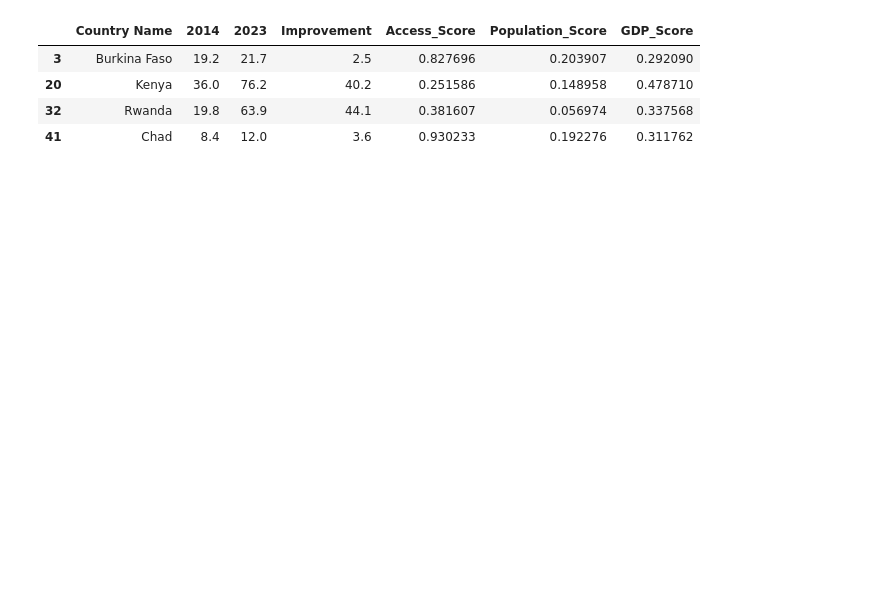
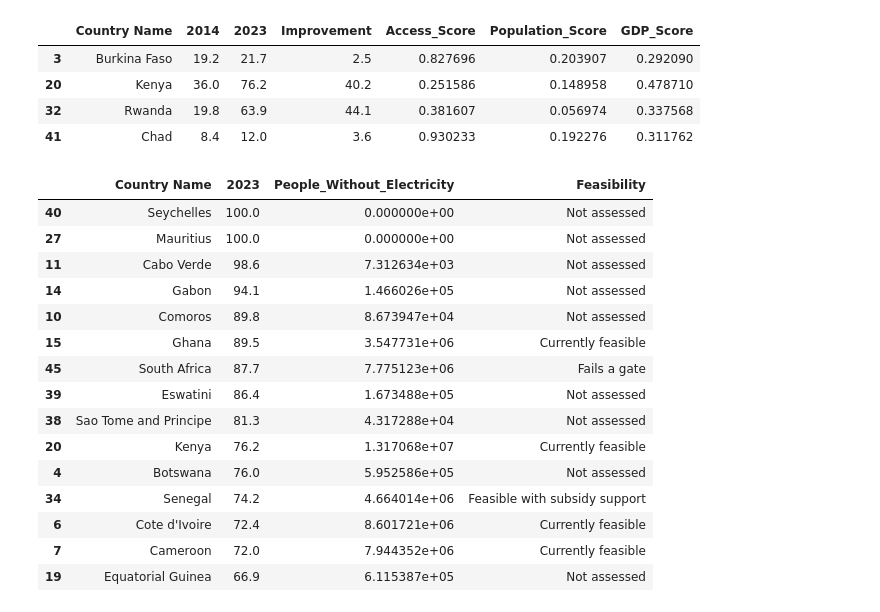
Before and after one commit to meezhay/energy-market-intelligence, a Jupyter notebook: notebooks/04_market_readiness.ipynb, the cells around one changed output. Cells and saved outputs as stored; diff of their text form; code cells hidden in the pictures; blank space fills up the shorter version.

```diff
--- a/notebooks/04_market_readiness.ipynb
+++ b/notebooks/04_market_readiness.ipynb
@@ -396,3 +467,26 @@ readiness_df.loc[
 | 20 | Kenya | 36.0 | 76.2 | 40.2 | 0.251586 | 0.148958 | 0.478710 |
 | 32 | Rwanda | 19.8 | 63.9 | 44.1 | 0.381607 | 0.056974 | 0.337568 |
 | 41 | Chad | 8.4 | 12.0 | 3.6 | 0.930233 | 0.192276 | 0.311762 |
+# %%
+# All 48 countries by 2023 access rate, highest first,
+# with people without electricity to show how much market is left
+readiness_df[["Country Name", "2023", "People_Without_Electricity", "Feasibility"]].sort_values(
+    "2023", ascending=False
+).head(15)
+# %% [output]
+|  | Country Name | 2023 | People_Without_Electricity | Feasibility |
+| 40 | Seychelles | 100.0 | 0.000000e+00 | Not assessed |
+| 27 | Mauritius | 100.0 | 0.000000e+00 | Not assessed |
+| 11 | Cabo Verde | 98.6 | 7.312634e+03 | Not assessed |
+| 14 | Gabon | 94.1 | 1.466026e+05 | Not assessed |
+| 10 | Comoros | 89.8 | 8.673947e+04 | Not assessed |
+| 15 | Ghana | 89.5 | 3.547731e+06 | Currently feasible |
+| 45 | South Africa | 87.7 | 7.775123e+06 | Fails a gate |
+| 39 | Eswatini | 86.4 | 1.673488e+05 | Not assessed |
+| 38 | Sao Tome and Principe | 81.3 | 4.317288e+04 | Not assessed |
+| 20 | Kenya | 76.2 | 1.317068e+07 | Currently feasible |
+| 4 | Botswana | 76.0 | 5.952586e+05 | Not assessed |
+| 34 | Senegal | 74.2 | 4.664014e+06 | Feasible with subsidy support |
+| 6 | Cote d'Ivoire | 72.4 | 8.601721e+06 | Currently feasible |
+| 7 | Cameroon | 72.0 | 7.944352e+06 | Currently feasible |
+| 19 | Equatorial Guinea | 66.9 | 6.115387e+05 | Not assessed |
```
Also changed, not shown: parts of 8 cells of this notebook, 5 other files.
